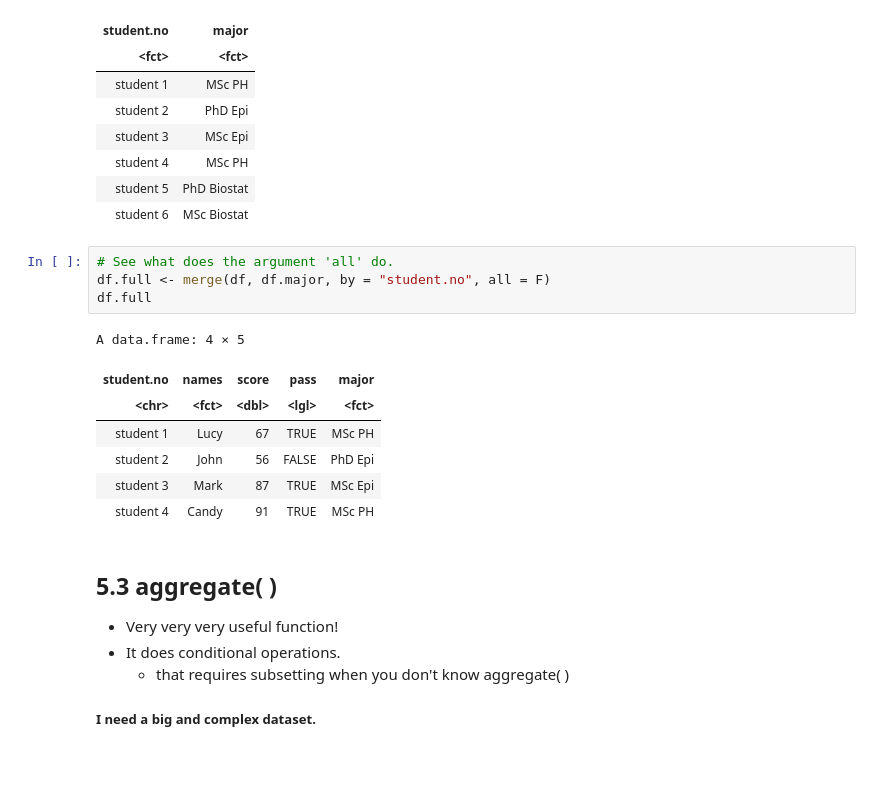
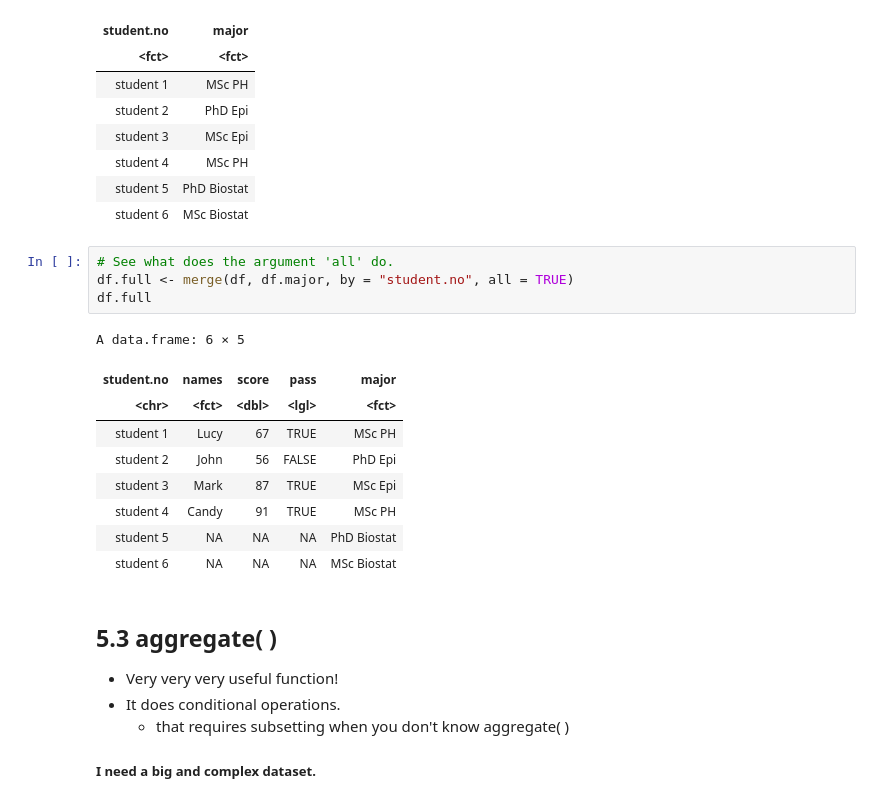
Before and after one commit to ly129/EPIB613_2019, a Jupyter notebook: Lecture5.ipynb, the cells around one changed output. Drawn from its saved outputs; the diff is of its cells as text; blank space fills up the shorter version.

```diff
--- a/Lecture5.ipynb
+++ b/Lecture5.ipynb
@@ -393,16 +458,18 @@ A data.frame: 6 × 2
 | student 6 | MSc Biostat |
 # %%
 # See what does the argument 'all' do.
-df.full <- merge(df, df.major, by = "student.no", all = F)
+df.full <- merge(df, df.major, by = "student.no", all = TRUE)
 df.full
 # %% [output]
-A data.frame: 4 × 5
+A data.frame: 6 × 5
 | student.no | names | score | pass | major |
 | <chr> | <fct> | <dbl> | <lgl> | <fct> |
 | student 1 | Lucy | 67 | TRUE | MSc PH |
 | student 2 | John | 56 | FALSE | PhD Epi |
 | student 3 | Mark | 87 | TRUE | MSc Epi |
 | student 4 | Candy | 91 | TRUE | MSc PH |
+| student 5 | NA | NA | NA | PhD Biostat |
+| student 6 | NA | NA | NA | MSc Biostat |
 # %% [markdown]
 ## 5.3 aggregate( )
 - Very very very useful function!
```
Also changed, not shown: parts of 22 cells of this notebook, 3 other files.
